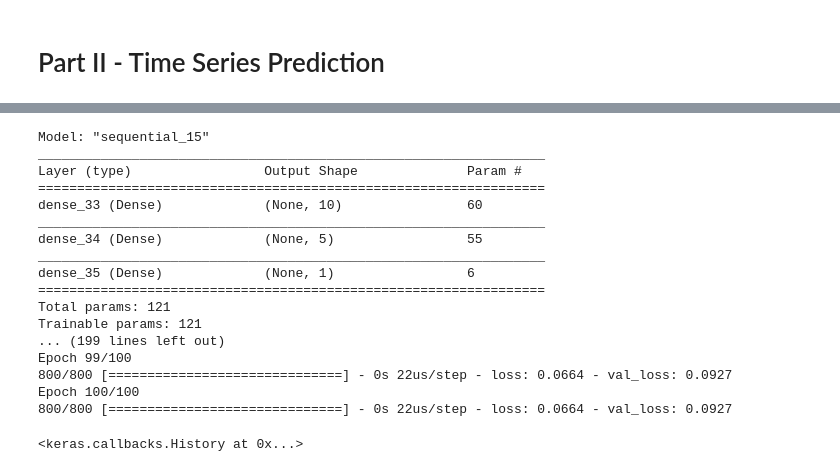
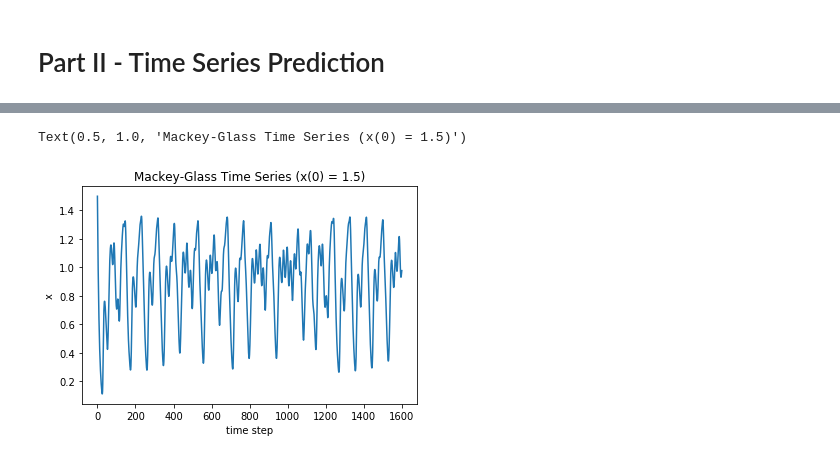
Before and after one commit to griiak/ANN-Assignment1-GS, a Jupyter notebook: A1/A1Part1.ipynb, the cells around one changed output, grey strips where cells are left out. Cells and saved outputs as stored; diff of their text form; code cells hidden in the pictures.

```diff
--- a/A1/A1Part1.ipynb
+++ b/A1/A1Part1.ipynb
@@ -638,6 +643,22 @@ def mackey_glass():
         x[i] = x[i-1] + (0.2*x_25)/(1+np.power(x_25,10)) - 0.1*x[i-1]
 
     return x
+
+def mackey_glass_noisy(sigma):
+
+    x = np.zeros(1600)
+    x[0] = 1.5 + np.random.normal(0,sigma)
+    for i in range(1,1600):
+        if i >= 25:
+            x_25 = x[i-25]
+        else:
+            x_25 = 0
+
+        x[i] = x[i-1] + (0.2*x_25)/(1+np.power(x_25,10)) - 0.1*x[i-1] + np.random.normal(0,sigma)
+
+    return x
+
+
 
 def create_datasets(x):
 
@@ -667,21 +688,24 @@ def create_datasets(x):
     return train_set, train_labels, test_set, test_labels
 
 
-def init_network(num_nodes):
-
+def init_network(num_nodes, reg_lambda=0.0):
     if len(num_nodes) < 1:
         return None
 
     model = Sequential()
 
     num_layers = len(num_nodes)
-    model.add(Dense(num_nodes[0], input_dim=5, kernel_initializer='normal', activation='softmax'))
-    for i in range(1,num_layers):
-        model.add(Dense(num_nodes[i], activation='softmax'))
+    model.add(Dense(num_nodes[0], input_dim=5, kernel_initializer='normal', activation='relu',use_bias=True, \
+                   activity_regularizer=regularizers.l1(reg_lambda)))
+    for i in range(1, num_layers):
+        model.add(Dense(num_nodes[i], kernel_initializer='normal', activation='relu', use_bias=True, \
+                        activity_regularizer=regularizers.l1(reg_lambda)))
 
     model.summary()
-    model.compile('rmsprop', loss='mse')
-    return model
+    sgd = keras.optimizers.SGD(lr=0.01, decay=1e-6, momentum=0.9, nesterov=True)
+    model.compile(optimizer=sgd, loss='mse')
+    es = keras.callbacks.EarlyStopping(monitor='val_loss', mode='min', verbose=1, min_delta=0.000001, patience=100)
+    return model, es
 # %%
 x = mackey_glass()
 train_set, train_labels, test_set, test_labels = create_datasets(x)
@@ -693,26 +712,8 @@ plt.plot(x)
-# %%
-
-
-
-model = init_network([10,5,1])
-
-model.fit(train_set, train_labels, epochs=100, batch_size=50, validation_split=0.2)
-# %% [output]
-Model: "sequential_15"
-_________________________________________________________________
-Layer (type)                 Output Shape              Param #
-=================================================================
-dense_33 (Dense)             (None, 10)                60
-_________________________________________________________________
-dense_34 (Dense)             (None, 5)                 55
-_________________________________________________________________
-dense_35 (Dense)             (None, 1)                 6
-=================================================================
-Total params: 121
-Trainable params: 121
-... (199 lines left out)
-Epoch 99/100
-800/800 [==============================] - 0s 22us/step - loss: 0.0664 - val_loss: 0.0927
-Epoch 100/100
-800/800 [==============================] - 0s 22us/step - loss: 0.0664 - val_loss: 0.0927
-<keras.callbacks.History at 0x...>
+# %%
+plt.plot(x)
+plt.xlabel("time step")
+plt.ylabel("x")
+plt.title("Mackey-Glass Time Series (x(0) = 1.5)")
+# %% [output]
+Text(0.5, 1.0, 'Mackey-Glass Time Series (x(0) = 1.5)')
+[figure, added]
```
Also changed, not shown: parts of 11 cells of this notebook.
